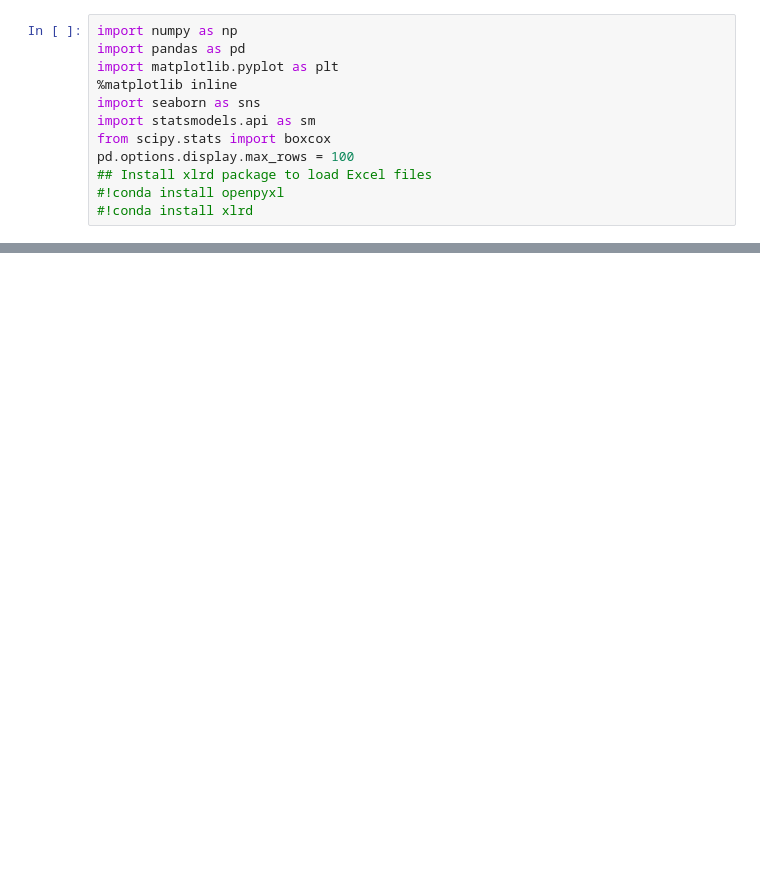
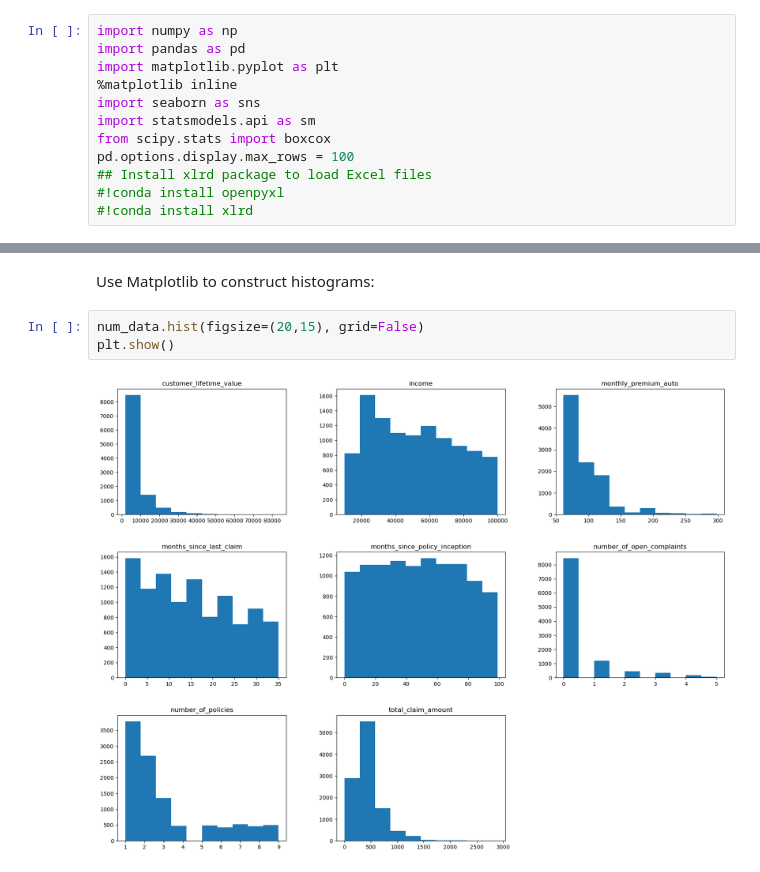
Before and after one commit to DGU94/Ironhack_Davidguillet_Lab, a Jupyter notebook: Week 2/Customer_Analysis_Case_Study_ [LAB]_DGU_Activities_3&4.ipynb, the cells around one changed output, grey strips where cells are left out. Cells and saved outputs as stored; diff of their text form; blank space fills up the shorter version.

```diff
--- a/Week 2/Customer_Analysis_Case_Study_ [LAB]_DGU_Activities_3&4.ipynb
+++ b/Week 2/Customer_Analysis_Case_Study_ [LAB]_DGU_Activities_3&4.ipynb
@@ -66,0 +106,7 @@ Deprecated in NumPy 1.20; for more details and guidance: https://numpy.org/devdo
+# %% [markdown]
+Use Matplotlib to construct histograms:
+# %%
+num_data.hist(figsize=(20,15), grid=False)
+plt.show()
+# %% [output]
+[figure, added]
```
Also changed, not shown: parts of 33 cells of this notebook.
